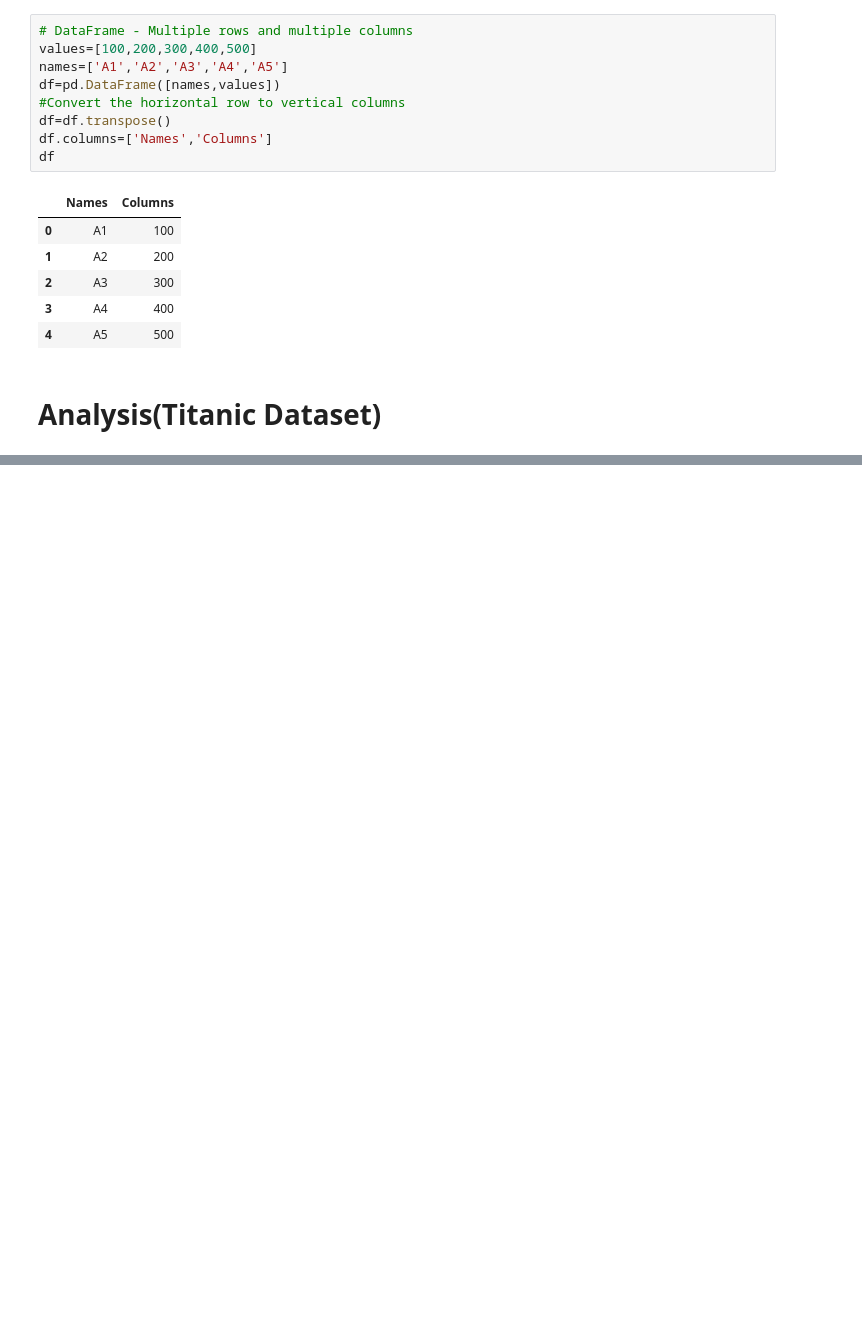
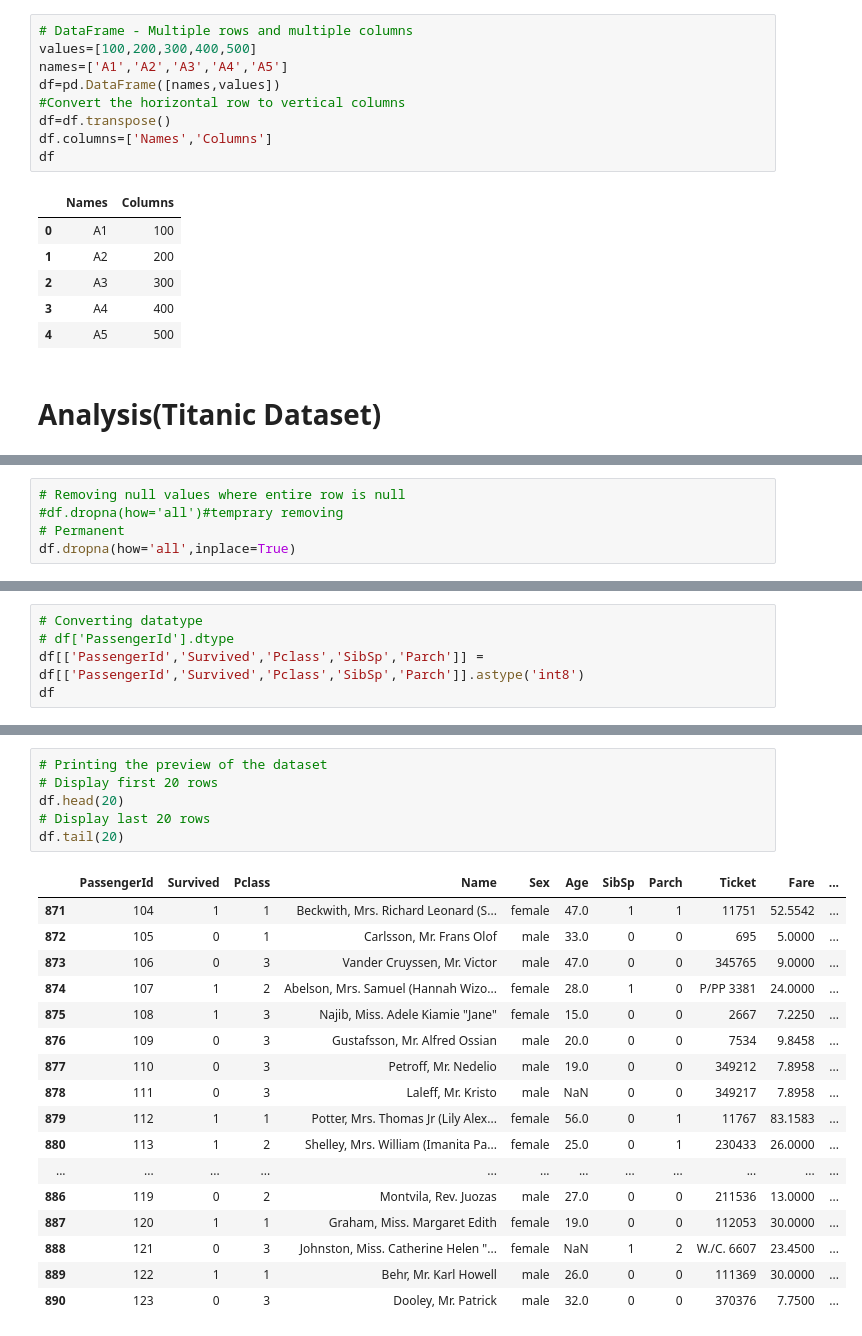
Before and after one commit to pedd1-Srividya/DS-AI-ML-And-Web-Devolopment-Practice, a Jupyter notebook: DS_ML_AI.ipynb, the cells around one changed output, grey strips where cells are left out. Cells and saved outputs as stored; diff of their text form; blank space fills up the shorter version.

```diff
--- a/DS_ML_AI.ipynb
+++ b/DS_ML_AI.ipynb
@@ -1169,0 +1278,5 @@ df
+# %%
+# Removing null values where entire row is null
+#df.dropna(how='all')#temprary removing
+# Permanent
+df.dropna(how='all',inplace=True)
@@ -1169,0 +1320,5 @@ df
+# %%
+# Converting datatype
+# df['PassengerId'].dtype
+df[['PassengerId','Survived','Pclass','SibSp','Parch']] = df[['PassengerId','Survived','Pclass','SibSp','Parch']].astype('int8')
+df
@@ -1169,0 +1357,24 @@ df
+# %%
+# Printing the preview of the dataset
+# Display first 20 rows
+df.head(20)
+# Display last 20 rows
+df.tail(20)
+# %% [output]
+|  | PassengerId | Survived | Pclass | Name | Sex | Age | SibSp | Parch | Ticket | Fare | ... |
+| 871 | 104 | 1 | 1 | Beckwith, Mrs. Richard Leonard (S... | female | 47.0 | 1 | 1 | 11751 | 52.5542 | ... |
+| 872 | 105 | 0 | 1 | Carlsson, Mr. Frans Olof | male | 33.0 | 0 | 0 | 695 | 5.0000 | ... |
+| 873 | 106 | 0 | 3 | Vander Cruyssen, Mr. Victor | male | 47.0 | 0 | 0 | 345765 | 9.0000 | ... |
+| 874 | 107 | 1 | 2 | Abelson, Mrs. Samuel (Hannah Wizo... | female | 28.0 | 1 | 0 | P/PP 3381 | 24.0000 | ... |
+| 875 | 108 | 1 | 3 | Najib, Miss. Adele Kiamie "Jane" | female | 15.0 | 0 | 0 | 2667 | 7.2250 | ... |
+| 876 | 109 | 0 | 3 | Gustafsson, Mr. Alfred Ossian | male | 20.0 | 0 | 0 | 7534 | 9.8458 | ... |
+| 877 | 110 | 0 | 3 | Petroff, Mr. Nedelio | male | 19.0 | 0 | 0 | 349212 | 7.8958 | ... |
+| 878 | 111 | 0 | 3 | Laleff, Mr. Kristo | male | NaN | 0 | 0 | 349217 | 7.8958 | ... |
+| 879 | 112 | 1 | 1 | Potter, Mrs. Thomas Jr (Lily Alex... | female | 56.0 | 0 | 1 | 11767 | 83.1583 | ... |
+| 880 | 113 | 1 | 2 | Shelley, Mrs. William (Imanita Pa... | female | 25.0 | 0 | 1 | 230433 | 26.0000 | ... |
+| ... | ... | ... | ... | ... | ... | ... | ... | ... | ... | ... | ... |
+| 886 | 119 | 0 | 2 | Montvila, Rev. Juozas | male | 27.0 | 0 | 0 | 211536 | 13.0000 | ... |
+| 887 | 120 | 1 | 1 | Graham, Miss. Margaret Edith | female | 19.0 | 0 | 0 | 112053 | 30.0000 | ... |
+| 888 | 121 | 0 | 3 | Johnston, Miss. Catherine Helen "... | female | NaN | 1 | 2 | W./C. 6607 | 23.4500 | ... |
+| 889 | 122 | 1 | 1 | Behr, Mr. Karl Howell | male | 26.0 | 0 | 0 | 111369 | 30.0000 | ... |
+| 890 | 123 | 0 | 3 | Dooley, Mr. Patrick | male | 32.0 | 0 | 0 | 370376 | 7.7500 | ... |
```
Also changed, not shown: parts of 22 cells of this notebook.
